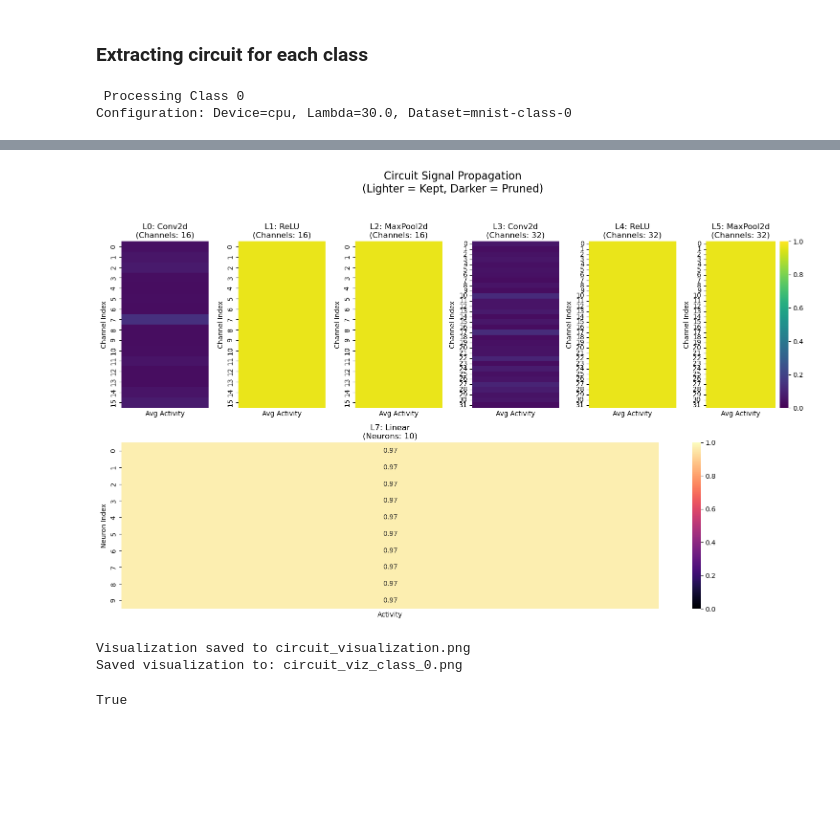
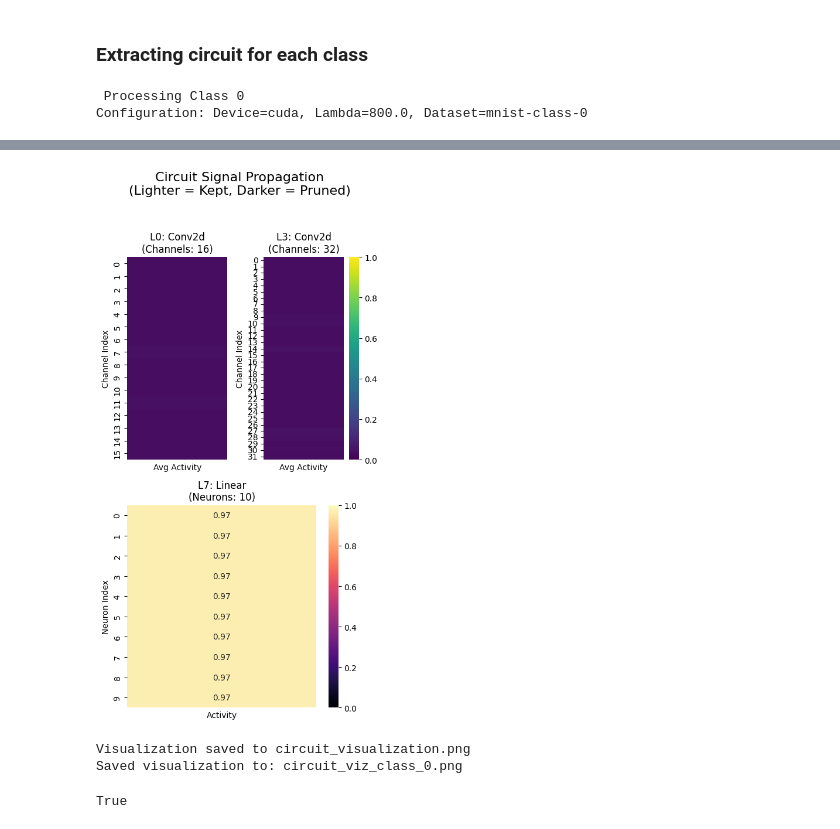
Before and after one commit to cabbage-patch69/Mechanistic-Interpretability, a Jupyter notebook: circuits.ipynb, the cells around one changed output, grey strips where cells are left out. Saved outputs shown, nothing was run; the diff lists cells and outputs as text; code cells hidden in the pictures; blank space fills up the shorter version.

Commit message:
some exp on overlapping circuits and ultrasparse network

```diff
--- a/circuits.ipynb
+++ b/circuits.ipynb
@@ -126,10 +1007,10 @@ print(f"{non_zero/total:.4f}")
 # %% [markdown]
 ### Extracting circuit for each class
 # %%
-circuit_0 = run_class_circuit(class_idx=0, model=model, epochs=10,l0_lambda=3e+1, lr=1e-1, mean_ablation=True)
+circuit_0 = run_class_circuit(class_idx=0, model=model, epochs=20,l0_lambda=8e+2, lr=1e-1, mean_ablation=True)
 # %% [output]
  Processing Class 0
-Configuration: Device=cpu, Lambda=30.0, Dataset=mnist-class-0
+Configuration: Device=cuda, Lambda=800.0, Dataset=mnist-class-0
 Calculating mean activations...
 Initializing Circuit...
 Initializing Optimizer...
@@ -147,6 +1028,6 @@ Epoch 9 | Loss: 0.7220 | Avg Mask: -0.959 | Total Non-Zero: 360.0 | | Circuit Ac
 
 --- Visualizing Circuit for Class 0 ---
-[figure, old version]
+[figure, new version]
 Visualization saved to circuit_visualization.png
 Saved visualization to: circuit_viz_class_0.png
 # %%
```
Also changed, not shown: parts of 20 cells of this notebook, 1 other file.
